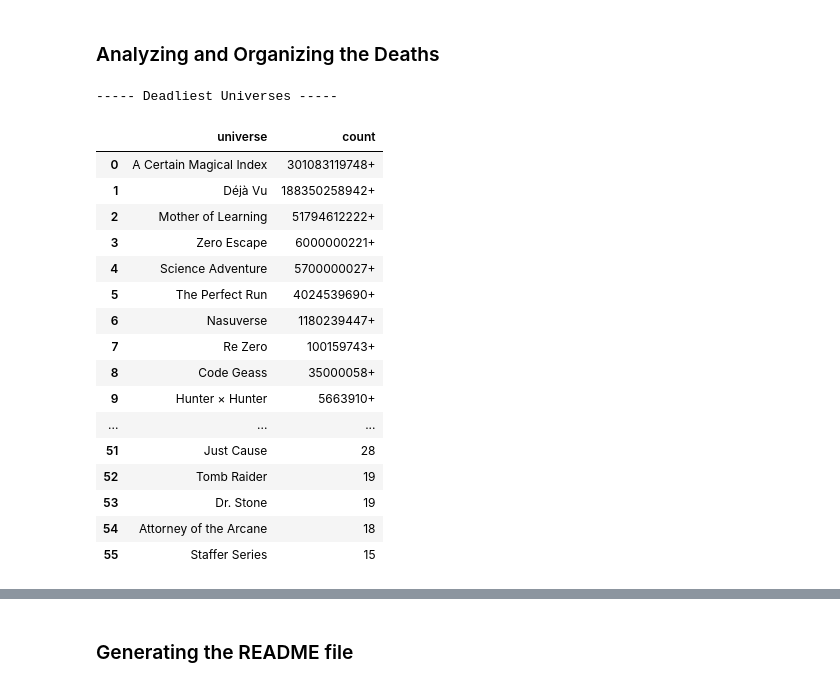
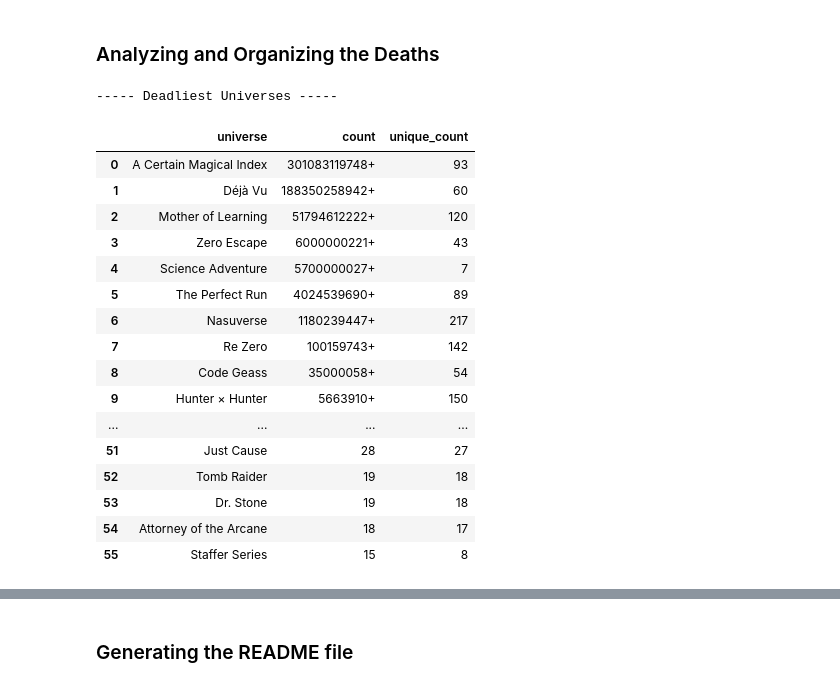
Before and after one commit to PurpleShad0w/Lists-of-Deaths, a Jupyter notebook: main.ipynb, the cells around one changed output, grey strips where cells are left out. Cells and saved outputs as stored; diff of their text form; code cells hidden in the pictures.

```diff
--- a/main.ipynb
+++ b/main.ipynb
@@ -381,30 +381,40 @@ kills = inject_versions(kills)
 deaths = inject_versions(deaths)
 # %% [markdown]
 ### Analyzing and Organizing the Deaths
+# %%
+unnamed_pattern = re.compile(r"^<(\d+(?:[.,]\d+)*)(\+)?>\s*(.*)$")
+
+def nunique_filtered(series):
+	return series[~series.str.match(unnamed_pattern, na=False)].nunique()
 # %%
+death_display = deaths[[not x.endswith(' ⟨composite⟩') for x in deaths['character']]]
+death_display = death_display.groupby(by=['universe']).aggregate(
+	count = ('count', 'sum'),
+	unique_count = ('character', nunique_filtered),
+	minimum = ('minimum', 'any')
+)
+
 print('----- Deadliest Universes -----')
-death_display = deaths[[not x.endswith(' ⟨composite⟩') for x in deaths['character']]]
-death_display = death_display.groupby(by=['universe']).aggregate({'count':sum, 'minimum':'any'})
 death_display.sort_values(by=['count'], ascending=False, inplace=True)
 death_display['count'] = death_display.apply(lambda row: format_count(row['count'], row['minimum']), axis=1)
 death_display.drop(columns=['minimum'], inplace=True)
 pd.DataFrame(death_display.reset_index().rename(columns={0:'deaths'}))
 # %% [output]
 ----- Deadliest Universes -----
-|  | universe | count |
-| 0 | A Certain Magical Index | 301083119748+ |
-| 1 | Déjà Vu | 188350258942+ |
-| 2 | Mother of Learning | 51794612222+ |
-| 3 | Zero Escape | 6000000221+ |
-| 4 | Science Adventure | 5700000027+ |
-| 5 | The Perfect Run | 4024539690+ |
-| 6 | Nasuverse | 1180239447+ |
-| 7 | Re Zero | 100159743+ |
-| 8 | Code Geass | 35000058+ |
-| 9 | Hunter × Hunter | 5663910+ |
-| ... | ... | ... |
-| 51 | Just Cause | 28 |
-| 52 | Tomb Raider | 19 |
-| 53 | Dr. Stone | 19 |
-| 54 | Attorney of the Arcane | 18 |
-| 55 | Staffer Series | 15 |
+|  | universe | count | unique_count |
+| 0 | A Certain Magical Index | 301083119748+ | 93 |
+| 1 | Déjà Vu | 188350258942+ | 60 |
+| 2 | Mother of Learning | 51794612222+ | 120 |
+| 3 | Zero Escape | 6000000221+ | 43 |
+| 4 | Science Adventure | 5700000027+ | 7 |
+| 5 | The Perfect Run | 4024539690+ | 89 |
+| 6 | Nasuverse | 1180239447+ | 217 |
+| 7 | Re Zero | 100159743+ | 142 |
+| 8 | Code Geass | 35000058+ | 54 |
+| 9 | Hunter × Hunter | 5663910+ | 150 |
+| ... | ... | ... | ... |
+| 51 | Just Cause | 28 | 27 |
+| 52 | Tomb Raider | 19 | 18 |
+| 53 | Dr. Stone | 19 | 18 |
+| 54 | Attorney of the Arcane | 18 | 17 |
+| 55 | Staffer Series | 15 | 8 |
```
Also changed, not shown: parts of 6 cells of this notebook, 1 other file.
